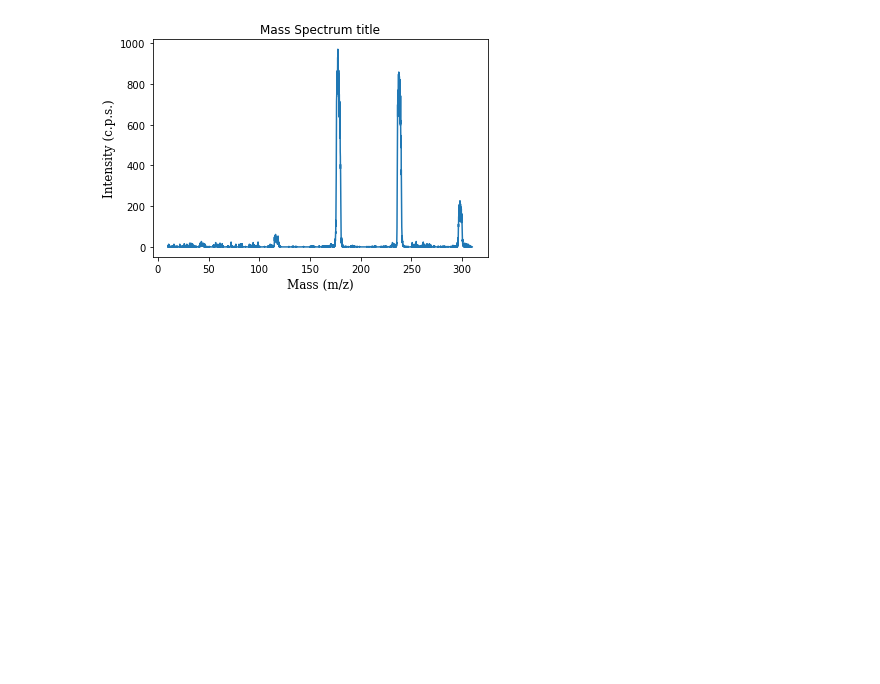
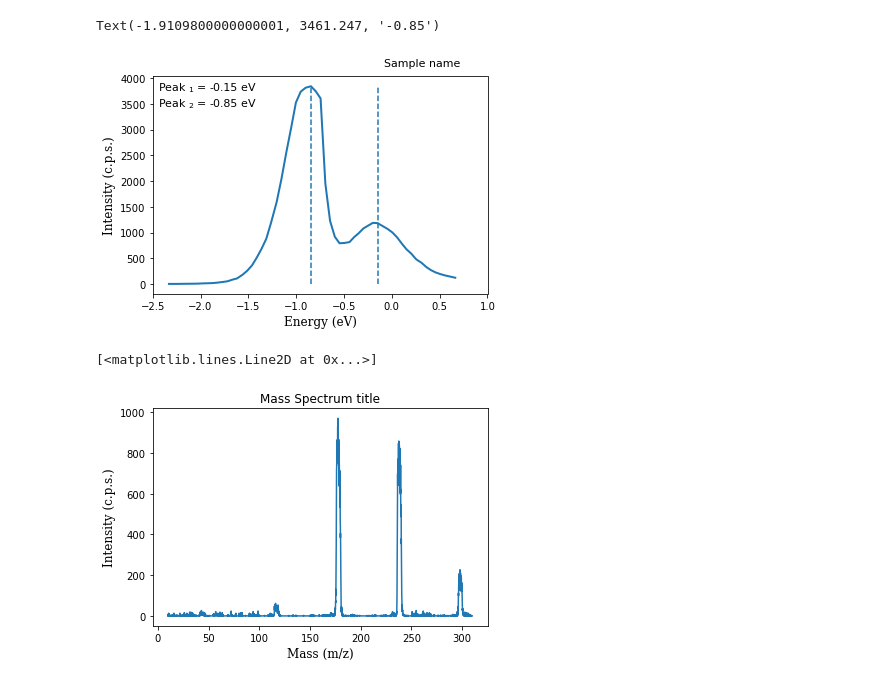
Before and after one commit to renecartaya/Quadrupole-Mass-Spectrometry, a Jupyter notebook: Quadrupole_Mass_Spectrometry_Sample.ipynb, the cells around one changed output. Saved outputs shown, nothing was run; the diff lists cells and outputs as text; code cells hidden in the pictures; blank space fills up the shorter version.

```diff
--- a/Quadrupole_Mass_Spectrometry_Sample.ipynb
+++ b/Quadrupole_Mass_Spectrometry_Sample.ipynb
@@ -70,3 +116,69 @@ plt.savefig("C:/Users/renea/Desktop/Calibration_sample.png", dpi=350)
+# %%
+#####################################################################################################################################
+##                                                                                                                                 ##
+##                                    Energy Scan with peak detection and identification                                           ##
+##                                                                                                                                 ##
+#####################################################################################################################################
+
+Directorio = "C:/Users/renea/Desktop/"
+File = "Energy_Scan.txt"
+
+Data = Directorio + File
+
+################## Data Loading
+
+DataES = pd.read_csv(Data, sep='\t')
+DataES = DataES.to_numpy()
+DataES = DataES[0:,1:3]
+
+################ Axis selection
+x = DataES[0:,0]*(-1)
+y = DataES[0:,1]
+
+############### Peak detection module
+
+peak_widths = np.arange(1,5)
+peak_indices = signal.find_peaks_cwt(y, peak_widths)
+peak_count = len(peak_indices)
+
+
+
+############## Peak tracking
+
+plt.vlines(x[peak_indices[2]], ymin = 0, ymax = max(y),linestyle = "--", linewidth=1.5)
+plt.vlines(x[peak_indices[5]], ymin = 0, ymax = max(y),linestyle = "--", linewidth=1.5)
+
+
+
+############### Plot display
+plt.plot(x,y, linewidth = 2)
+
+plt.xlim(-2.5, 1)
+plt.xlabel("Energy (eV)", color = "black", family = "Serif", fontsize = 12)
+plt.ylabel("Intensity (c.p.s.)", color = "black", family = "Serif", fontsize = 12)
+
+
+#############      Text
+
+plt.text(max(x)-0.25*(max(x)-min(x)),1.10*(max(y)),"Sample name", fontsize = 11)
+
+
+############  Peaks identification
+
+plt.text(max(x)-1.04*(max(x)-min(x)),0.90*max(y), "Peak $_1$ =          eV \nPeak $_2$ =          eV ", fontsize = 11)
+plt.text(max(x)-0.86*(max(x)-min(x)),0.98*max(y), float("{0:.2f}".format(x[peak_indices[5]])), fontsize = 11)
+plt.text(max(x)-0.86*(max(x)-min(x)),0.90*max(y), float("{0:.2f}".format(x[peak_indices[2]])), fontsize = 11)
+
+#plt.text(max(x)-0.35*(max(x)-min(x)),0.87*max(y), "FWHM = ", fontsize = 12)
+
+#calibre02mar = x[peak_indices[0]]* (-1)
+
+##############  Plot file saving
+
+#plt.savefig("C:/Users/renea/Desktop/Calibration_sample.png", dpi=350)
+# %% [output]
+Text(-1.9109800000000001, 3461.247, '-0.85')
+[figure, added]
 # %%
 #####################################################################################################################################
 ##                                                                                                                                 ##
@@ -74,7 +186,14 @@ plt.savefig("C:/Users/renea/Desktop/Calibration_sample.png", dpi=350)
 ##                                                                                                                                 ##
 #####################################################################################################################################
 
-DataMS = pd.read_csv("C:/Users/renea/Desktop/MS_sample.asc", sep='\t', skiprows=0)
+Directorio = "C:/Users/renea/Desktop/"
+File = "MS_sample.asc"
+
+Data = Directorio + File
+
+
+
+DataMS = pd.read_csv(Data, sep='\t', skiprows=0)
 DataMS = DataMS.to_numpy()
 DataMS = DataMS[0:,0:]
 
@@ -88,6 +207,7 @@ y = DataMS[0:,2]
 
 plt.plot(x,y)
 
-plt.savefig("C:/Users/renea/Desktop/MS_sample-a.png", dpi=350)
+#plt.savefig("C:/Users/renea/Desktop/MS_sample-a.png", dpi=350)
 # %% [output]
+[<matplotlib.lines.Line2D at 0x...>]
 [figure]
```
Also changed, not shown: parts of 4 cells of this notebook.
